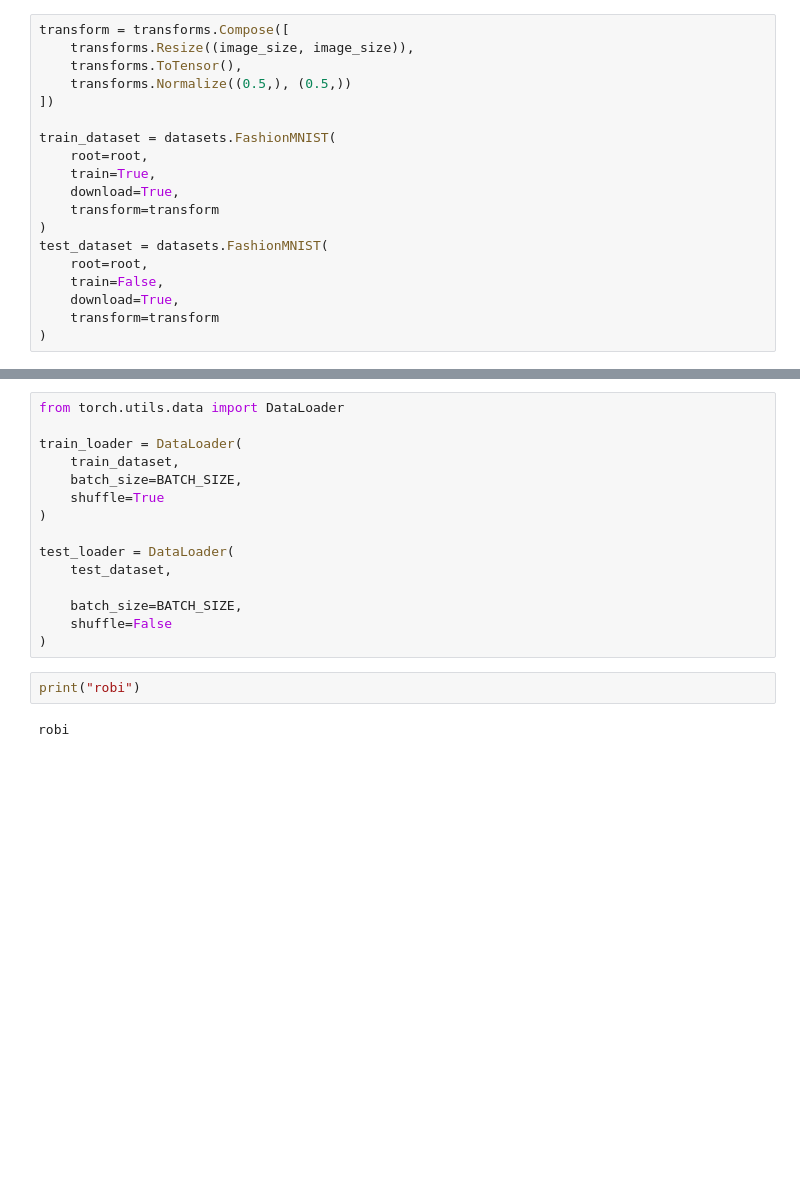
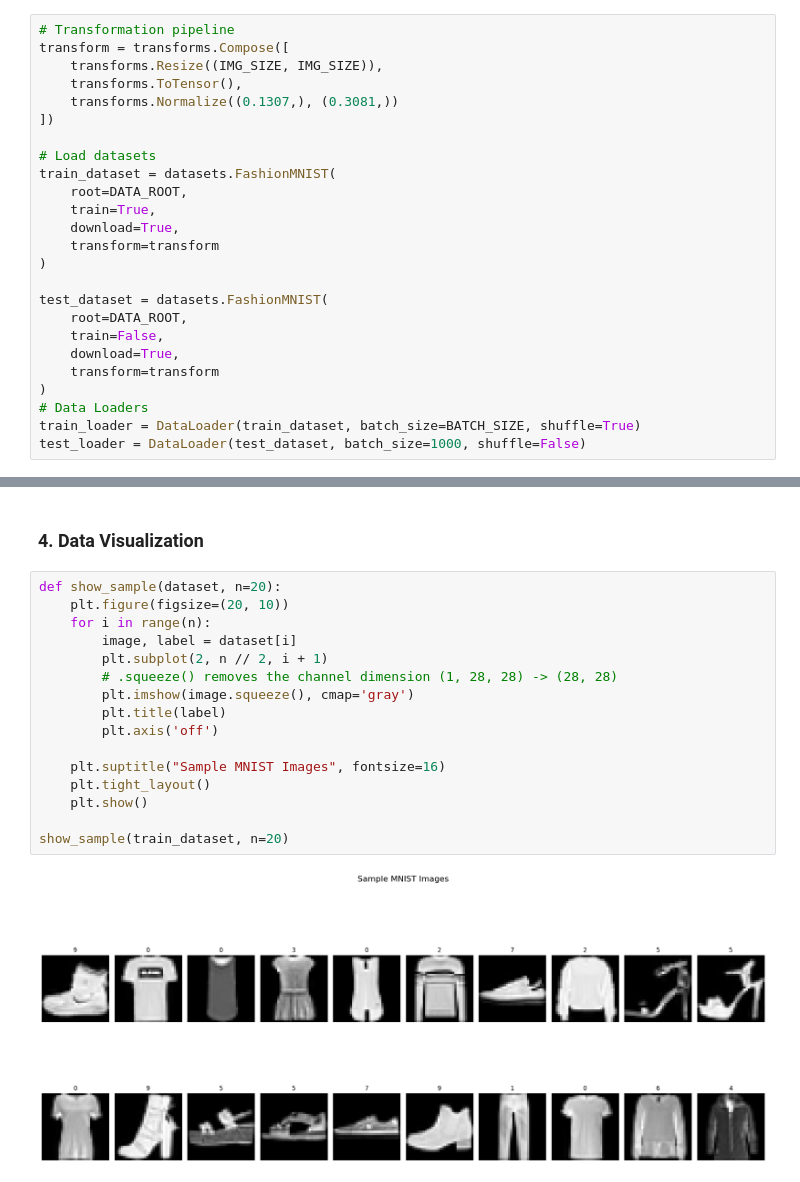
Before and after one commit to robelgher16-ai/deep-learning-projects, a Jupyter notebook: CNN_PROJECTS/FashionMNIST Classification/FashionMNIST Classification.ipynb, the cells around one changed output, grey strips where cells are left out. Saved outputs shown, nothing was run; the diff lists cells and outputs as text; blank space fills up the shorter version.

Commit message:
new project with mnistfasion dataset

```diff
--- a/CNN_PROJECTS/FashionMNIST Classification/FashionMNIST Classification.ipynb
+++ b/CNN_PROJECTS/FashionMNIST Classification/FashionMNIST Classification.ipynb
@@ -23,19 +43,25 @@ cuda
 # %%
+# Transformation pipeline
 transform = transforms.Compose([
-    transforms.Resize((image_size, image_size)),
+    transforms.Resize((IMG_SIZE, IMG_SIZE)),
     transforms.ToTensor(),
-    transforms.Normalize((0.5,), (0.5,))
+    transforms.Normalize((0.1307,), (0.3081,))
 ])
 
+# Load datasets
 train_dataset = datasets.FashionMNIST(
-    root=root,
+    root=DATA_ROOT,
     train=True,
     download=True,
     transform=transform
 )
+
 test_dataset = datasets.FashionMNIST(
-    root=root,
+    root=DATA_ROOT,
     train=False,
     download=True,
     transform=transform
 )
+# Data Loaders
+train_loader = DataLoader(train_dataset, batch_size=BATCH_SIZE, shuffle=True)
+test_loader = DataLoader(test_dataset, batch_size=1000, shuffle=False)
@@ -42,19 +84,20 @@ test_dataset = datasets.FashionMNIST(
-# %%
-from torch.utils.data import DataLoader
-
-train_loader = DataLoader(
-    train_dataset,
-    batch_size=BATCH_SIZE,
-    shuffle=True
-)
-
-test_loader = DataLoader(
-    test_dataset,
-
-    batch_size=BATCH_SIZE,
-    shuffle=False
-)
-# %%
-print("robi")
-# %% [output]
-robi
+# %% [markdown]
+### 4. Data Visualization
+# %%
+def show_sample(dataset, n=20):
+    plt.figure(figsize=(20, 10))
+    for i in range(n):
+        image, label = dataset[i]
+        plt.subplot(2, n // 2, i + 1)
+        # .squeeze() removes the channel dimension (1, 28, 28) -> (28, 28)
+        plt.imshow(image.squeeze(), cmap='gray')
+        plt.title(label)
+        plt.axis('off')
+
+    plt.suptitle("Sample MNIST Images", fontsize=16)
+    plt.tight_layout()
+    plt.show()
+
+show_sample(train_dataset, n=20)
+# %% [output]
+[figure, added]
```
Also changed, not shown: parts of 24 cells of this notebook, 16 other files.
